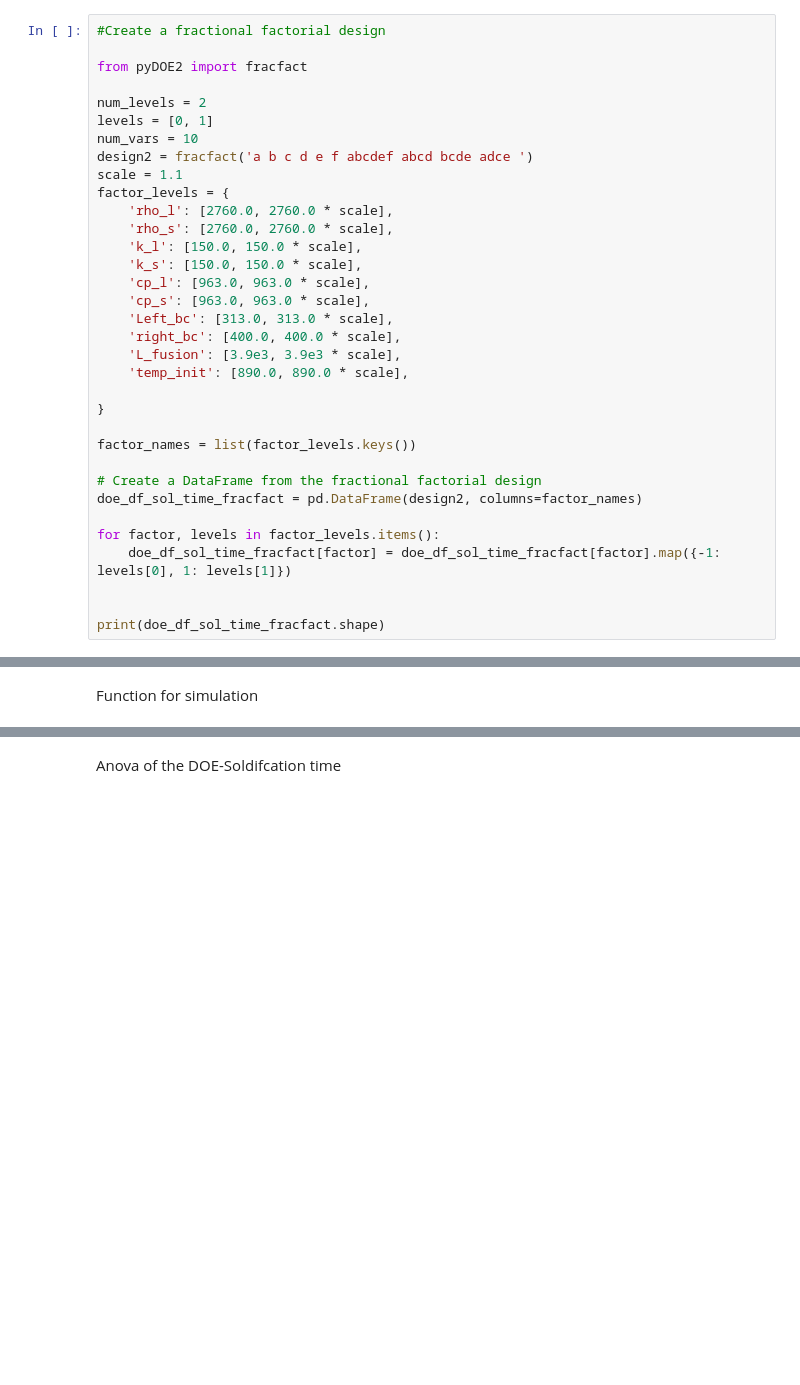
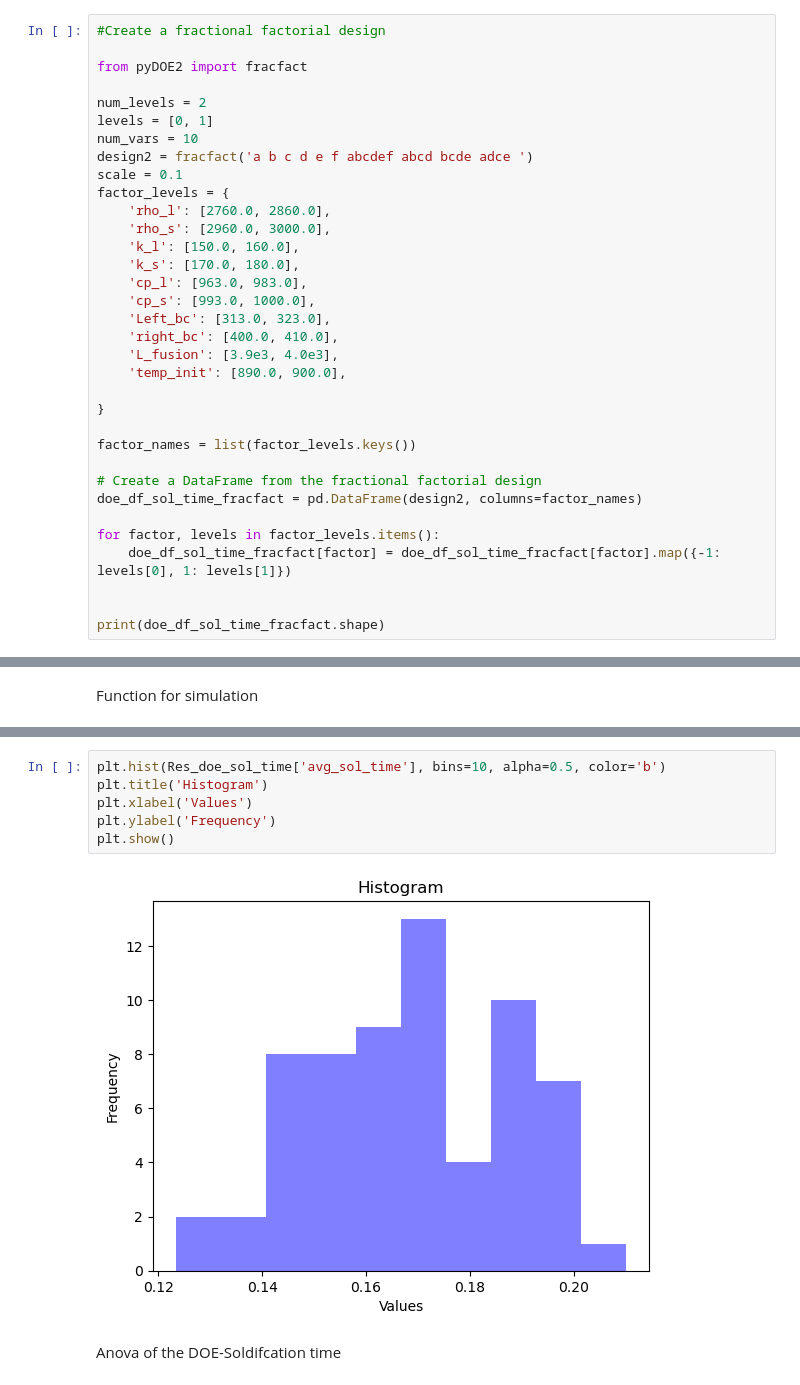
Before and after one commit to radhikrammohan/1D_HT_Pinn, a Jupyter notebook: Data_prep/1D_SVR/DOE/1D_HT_DOE.ipynb, the cells around one changed output, grey strips where cells are left out. Drawn from its saved outputs; the diff is of its cells as text; blank space fills up the shorter version.

```diff
--- a/Data_prep/1D_SVR/DOE/1D_HT_DOE.ipynb
+++ b/Data_prep/1D_SVR/DOE/1D_HT_DOE.ipynb
@@ -317,18 +323,18 @@ num_levels = 2
 levels = [0, 1]
 num_vars = 10
 design2 = fracfact('a b c d e f abcdef abcd bcde adce ')
-scale = 1.1
+scale = 0.1
 factor_levels = {
-    'rho_l': [2760.0, 2760.0 * scale],
-    'rho_s': [2760.0, 2760.0 * scale],
-    'k_l': [150.0, 150.0 * scale],
-    'k_s': [150.0, 150.0 * scale],
-    'cp_l': [963.0, 963.0 * scale],
-    'cp_s': [963.0, 963.0 * scale],
-    'Left_bc': [313.0, 313.0 * scale],
-    'right_bc': [400.0, 400.0 * scale],
-    'L_fusion': [3.9e3, 3.9e3 * scale],
-    'temp_init': [890.0, 890.0 * scale],
+    'rho_l': [2760.0, 2860.0],
+    'rho_s': [2960.0, 3000.0],
+    'k_l': [150.0, 160.0],
+    'k_s': [170.0, 180.0],
+    'cp_l': [963.0, 983.0],
+    'cp_s': [993.0, 1000.0],
+    'Left_bc': [313.0, 323.0],
+    'right_bc': [400.0, 410.0],
+    'L_fusion': [3.9e3, 4.0e3],
+    'temp_init': [890.0, 900.0],
 
 }
 
@@ -389,3 +413,11 @@ for i in range(Res_doe_sol_time.shape[0]):
+# %%
+plt.hist(Res_doe_sol_time['avg_sol_time'], bins=10, alpha=0.5, color='b')
+plt.title('Histogram')
+plt.xlabel('Values')
+plt.ylabel('Frequency')
+plt.show()
+# %% [output]
+[figure, added]
 # %% [markdown]
 Anova of the DOE-Soldifcation time
 # %%
```
Also changed, not shown: parts of 7 cells of this notebook, 4 other files.
